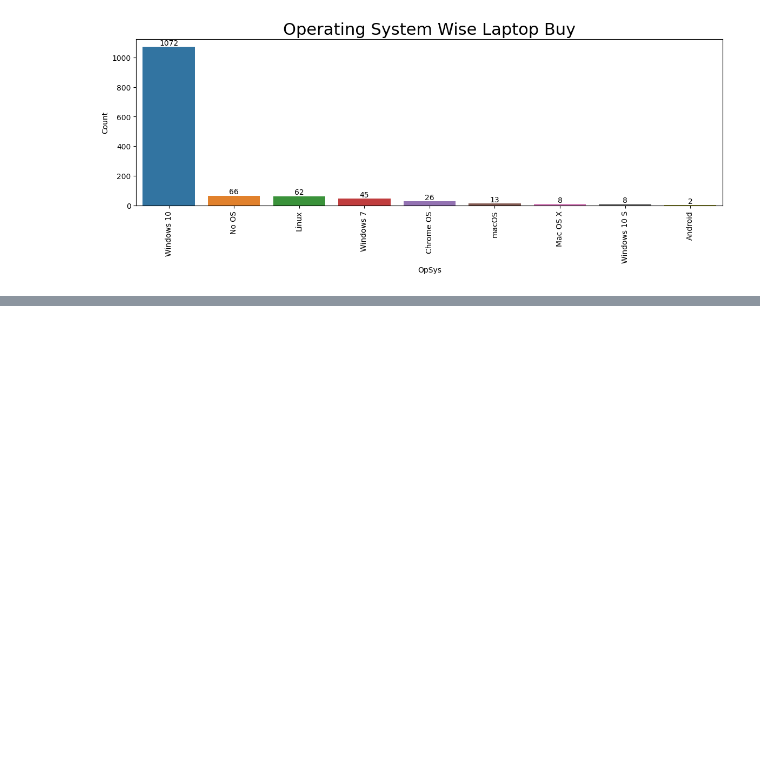
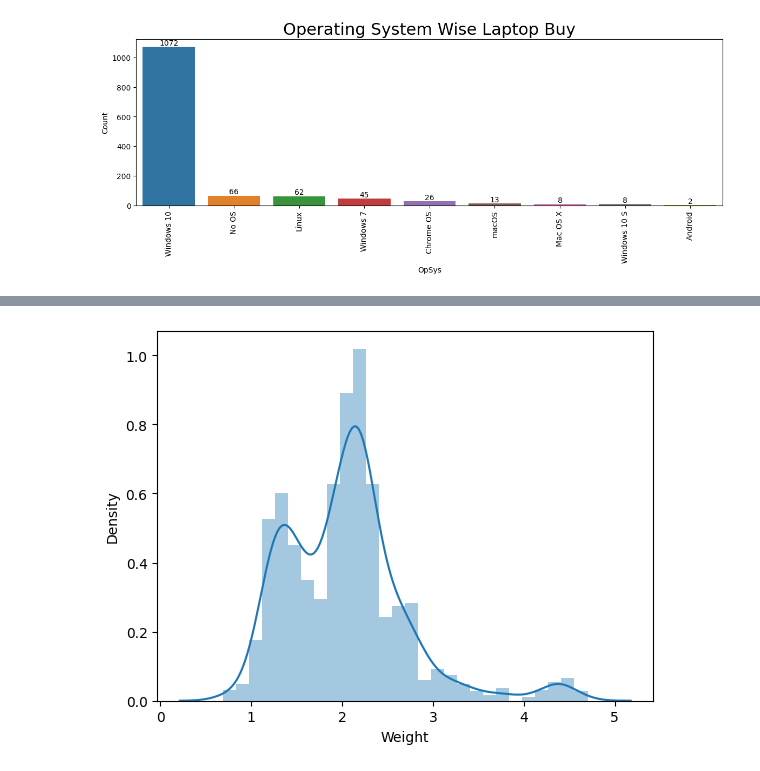
Before and after one commit to AriyantGit/Laprop_price_regression, a Jupyter notebook: Laptop_price_prediction.ipynb, the cells around one changed output, grey strips where cells are left out. Cells and saved outputs as stored; diff of their text form; code cells hidden in the pictures; blank space fills up the shorter version.

```diff
--- a/Laptop_price_prediction.ipynb
+++ b/Laptop_price_prediction.ipynb
@@ -589,0 +617,5 @@ plt.show()
+# %%
+sns.distplot(df["Weight"])
+plt.show()
+# %% [output]
+[figure, added]
```
Also changed, not shown: parts of 19 cells of this notebook.
